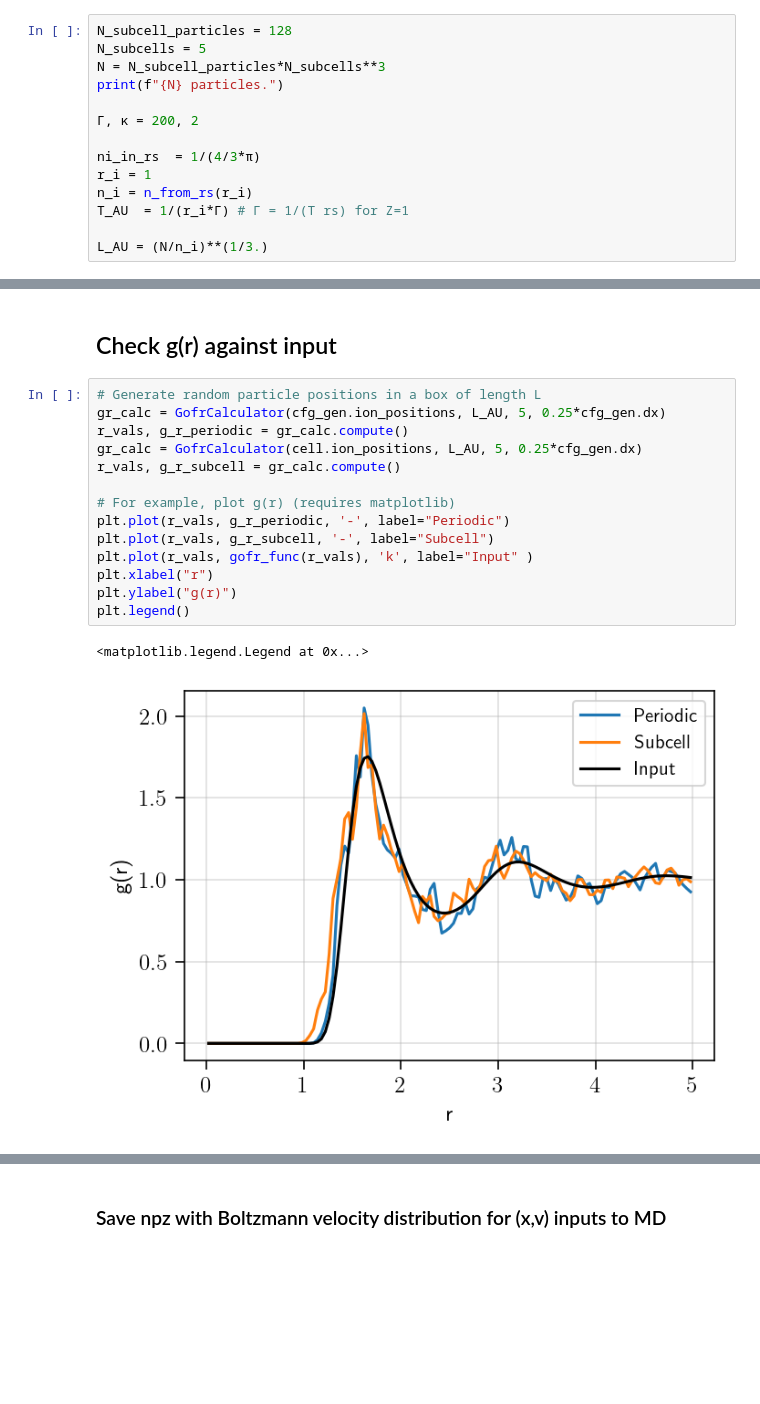
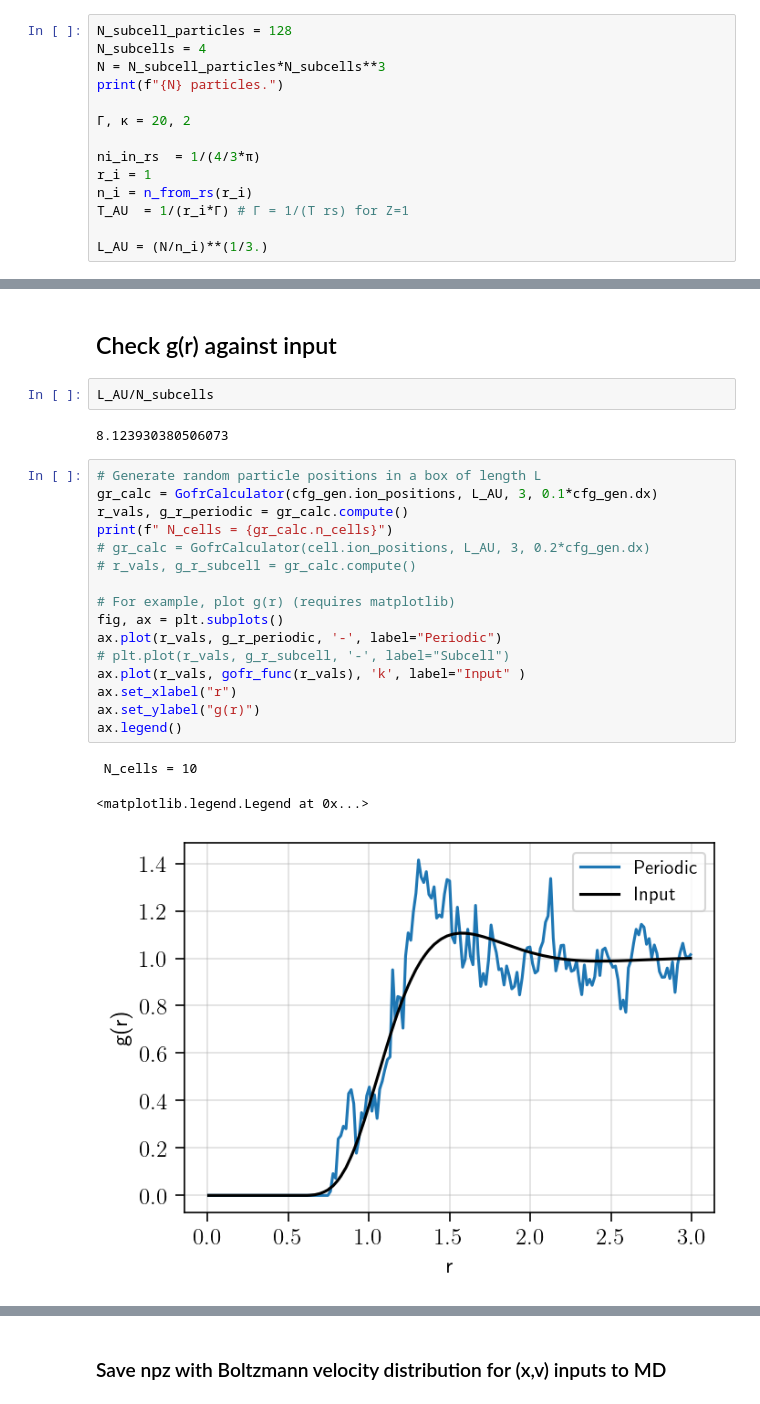
Before and after one commit to ZachAJohnson/CorrelatedConfigurations, a Jupyter notebook: examples/Yukawa_example.ipynb, the cells around one changed output, grey strips where cells are left out. Drawn from its saved outputs; the diff is of its cells as text; blank space fills up the shorter version.

Commit message:
improved rdf computer for low N

```diff
--- a/examples/Yukawa_example.ipynb
+++ b/examples/Yukawa_example.ipynb
@@ -30,11 +30,11 @@ plt.rcParams['grid.alpha'] = 0.4
 ### Yukawa
 # %%
 N_subcell_particles = 128
-N_subcells = 5
+N_subcells = 4
 N = N_subcell_particles*N_subcells**3
 print(f"{N} particles.")
 
-Γ, κ = 200, 2
+Γ, κ = 20, 2
 
 ni_in_rs  = 1/(4/3*π)
 r_i = 1
@@ -148,19 +151,26 @@ Wall time: 1.59 s
 # %% [markdown]
 ## Check g(r) against input
+# %%
+L_AU/N_subcells
+# %% [output]
+8.123930380506073
 # %%
 # Generate random particle positions in a box of length L
-gr_calc = GofrCalculator(cfg_gen.ion_positions, L_AU, 5, 0.25*cfg_gen.dx)
+gr_calc = GofrCalculator(cfg_gen.ion_positions, L_AU, 3, 0.1*cfg_gen.dx)
 r_vals, g_r_periodic = gr_calc.compute()
-gr_calc = GofrCalculator(cell.ion_positions, L_AU, 5, 0.25*cfg_gen.dx)
-r_vals, g_r_subcell = gr_calc.compute()
+print(f" N_cells = {gr_calc.n_cells}")
+# gr_calc = GofrCalculator(cell.ion_positions, L_AU, 3, 0.2*cfg_gen.dx)
+# r_vals, g_r_subcell = gr_calc.compute()
 
 # For example, plot g(r) (requires matplotlib)
-plt.plot(r_vals, g_r_periodic, '-', label="Periodic")
-plt.plot(r_vals, g_r_subcell, '-', label="Subcell")
-plt.plot(r_vals, gofr_func(r_vals), 'k', label="Input" )
-plt.xlabel("r")
-plt.ylabel("g(r)")
-plt.legend()
+fig, ax = plt.subplots()
+ax.plot(r_vals, g_r_periodic, '-', label="Periodic")
+# plt.plot(r_vals, g_r_subcell, '-', label="Subcell")
+ax.plot(r_vals, gofr_func(r_vals), 'k', label="Input" )
+ax.set_xlabel("r")
+ax.set_ylabel("g(r)")
+ax.legend()
 # %% [output]
-<matplotlib.legend.Legend at 0x...>
+ N_cells = 10
+<matplotlib.legend.Legend at 0x...>
-[figure, old version]
+[figure, new version]
```
Also changed, not shown: parts of 12 cells of this notebook, 2 other files.
